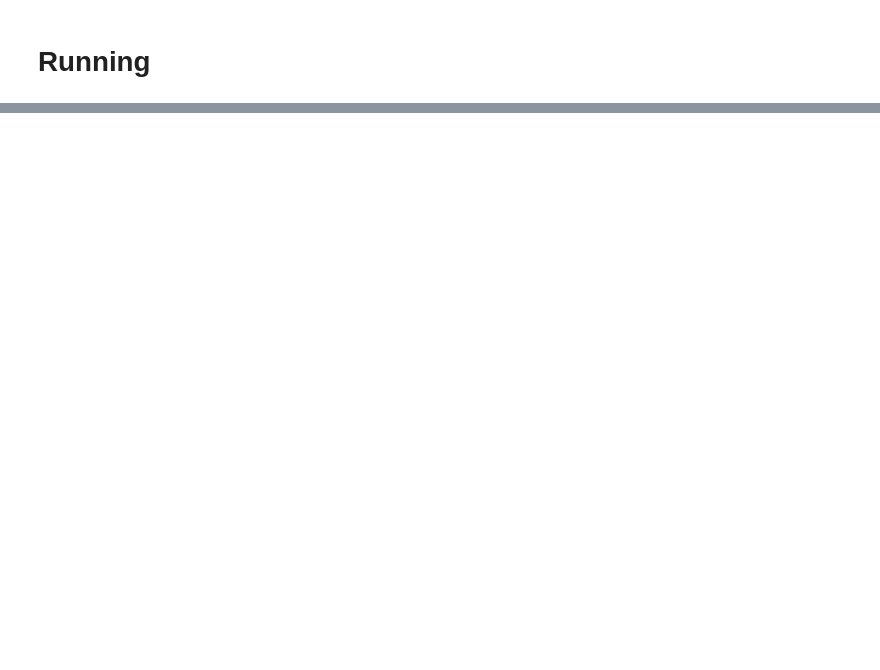
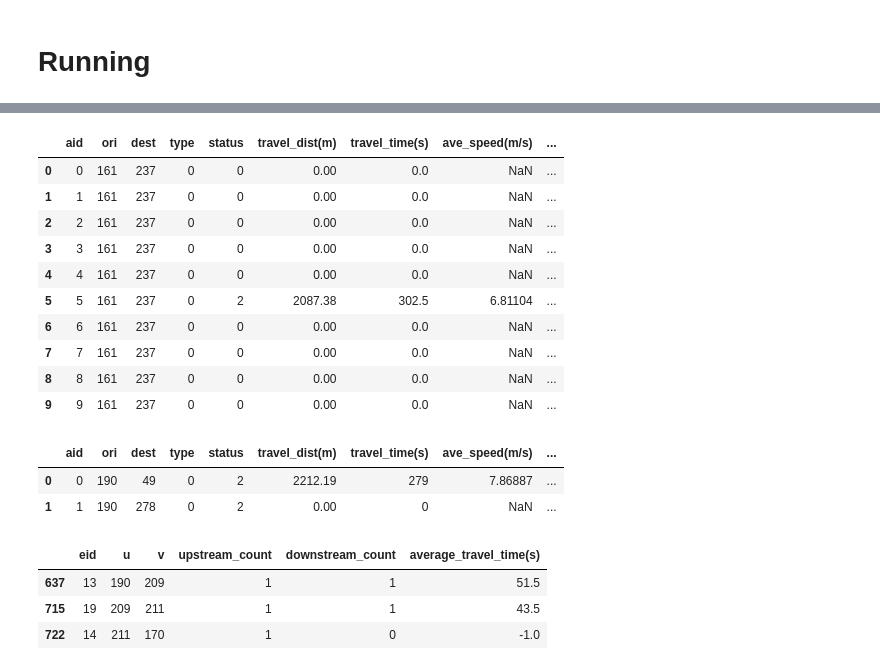
Before and after one commit to cb-cities/microsim, a Jupyter notebook: analysis/berkeley.ipynb, the cells around one changed output, grey strips where cells are left out. Drawn from its saved outputs; the diff is of its cells as text; code cells hidden in the pictures; blank space fills up the shorter version.

```diff
--- a/analysis/berkeley.ipynb
+++ b/analysis/berkeley.ipynb
@@ -8,14 +8,14 @@ import matplotlib.pyplot as plt
 sns.set(font_scale=1.25,rc={"lines.linewidth": 2})
 sns.set_style("white")
 # %%
-save_path = './case_studies/berkeley/'
+save_path = '/home/rewu/Documents/research/microsim/analysis/case_studies/berkeley/'
 tmp_path = '/tmp/tmp.t97Pt7Cago/'
 save_interval = 100
 
-config = {'NETWORK_PATH':tmp_path + 'tests/scenarios/berkeley/',
-'OD_PATH' :tmp_path + 'tests/scenarios/berkeley/od.csv',
+config = {'NETWORK_PATH':'/home/rewu/Documents/research/microsim/Berkeley_inputs/',
+'OD_PATH' : '/home/rewu/Documents/research/microsim/Berkeley_inputs/od_clipped.csv',
 'START':'0',
-'END':'1200',
+'END':'600',
 'SHOW_BENCHMARKS':'false',
 'SAVE_PATH':save_path,
 'SAVE_INTERVAL':str(save_interval)
@@ -137,0 +106,33 @@ edge_df[edge_df['upstream_count']>0]
+# %%
+# at time 200
+agent_df = read_agent_file(config['SAVE_PATH'],1000)
+agent_df.head(10)
+# %% [output]
+|  | aid | ori | dest | type | status | travel_dist(m) | travel_time(s) | ave_speed(m/s) | ... |
+| 0 | 0 | 161 | 237 | 0 | 0 | 0.00 | 0.0 | NaN | ... |
+| 1 | 1 | 161 | 237 | 0 | 0 | 0.00 | 0.0 | NaN | ... |
+| 2 | 2 | 161 | 237 | 0 | 0 | 0.00 | 0.0 | NaN | ... |
+| 3 | 3 | 161 | 237 | 0 | 0 | 0.00 | 0.0 | NaN | ... |
+| 4 | 4 | 161 | 237 | 0 | 0 | 0.00 | 0.0 | NaN | ... |
+| 5 | 5 | 161 | 237 | 0 | 2 | 2087.38 | 302.5 | 6.81104 | ... |
+| 6 | 6 | 161 | 237 | 0 | 0 | 0.00 | 0.0 | NaN | ... |
+| 7 | 7 | 161 | 237 | 0 | 0 | 0.00 | 0.0 | NaN | ... |
+| 8 | 8 | 161 | 237 | 0 | 0 | 0.00 | 0.0 | NaN | ... |
+| 9 | 9 | 161 | 237 | 0 | 0 | 0.00 | 0.0 | NaN | ... |
+# %%
+# at time 300
+agent_df = read_agent_file(config['SAVE_PATH'],300)
+agent_df.head()
+# %% [output]
+|  | aid | ori | dest | type | status | travel_dist(m) | travel_time(s) | ave_speed(m/s) | ... |
+| 0 | 0 | 190 | 49 | 0 | 2 | 2212.19 | 279 | 7.86887 | ... |
+| 1 | 1 | 190 | 278 | 0 | 2 | 0.00 | 0 | NaN | ... |
+# %%
+# at time 100
+edge_df = read_edge_file(config['SAVE_PATH'],100)
+edge_df[edge_df['upstream_count']>0]
+# %% [output]
+|  | eid | u | v | upstream_count | downstream_count | average_travel_time(s) |
+| 637 | 13 | 190 | 209 | 1 | 1 | 51.5 |
+| 715 | 19 | 209 | 211 | 1 | 1 | 43.5 |
+| 722 | 14 | 211 | 170 | 1 | 0 | -1.0 |
```
Also changed, not shown: parts of 13 cells of this notebook, 6 other files.
